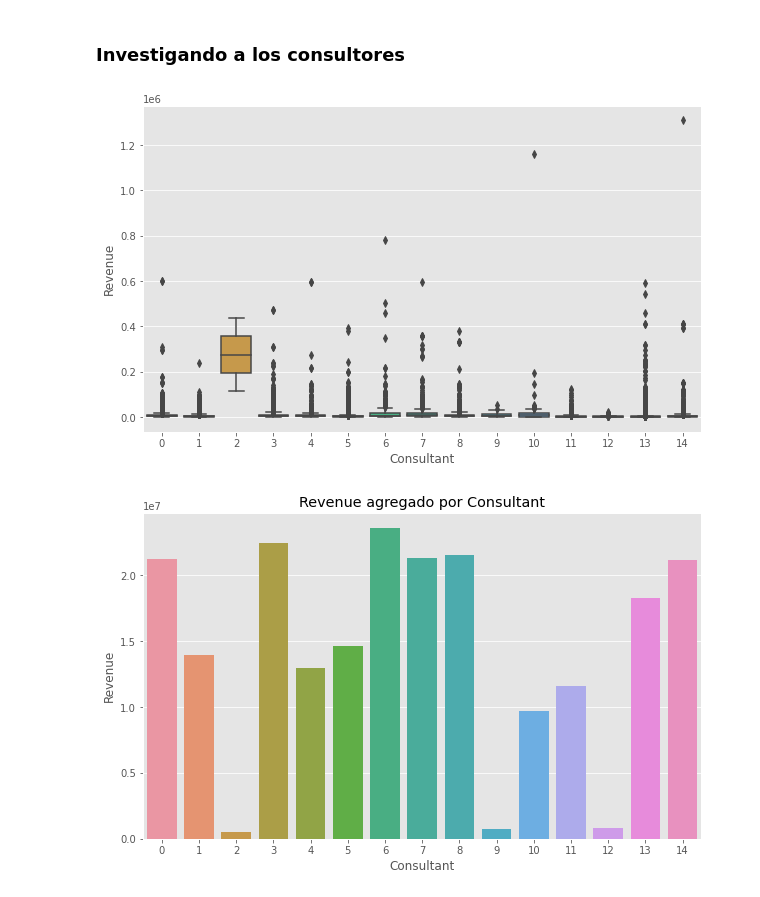
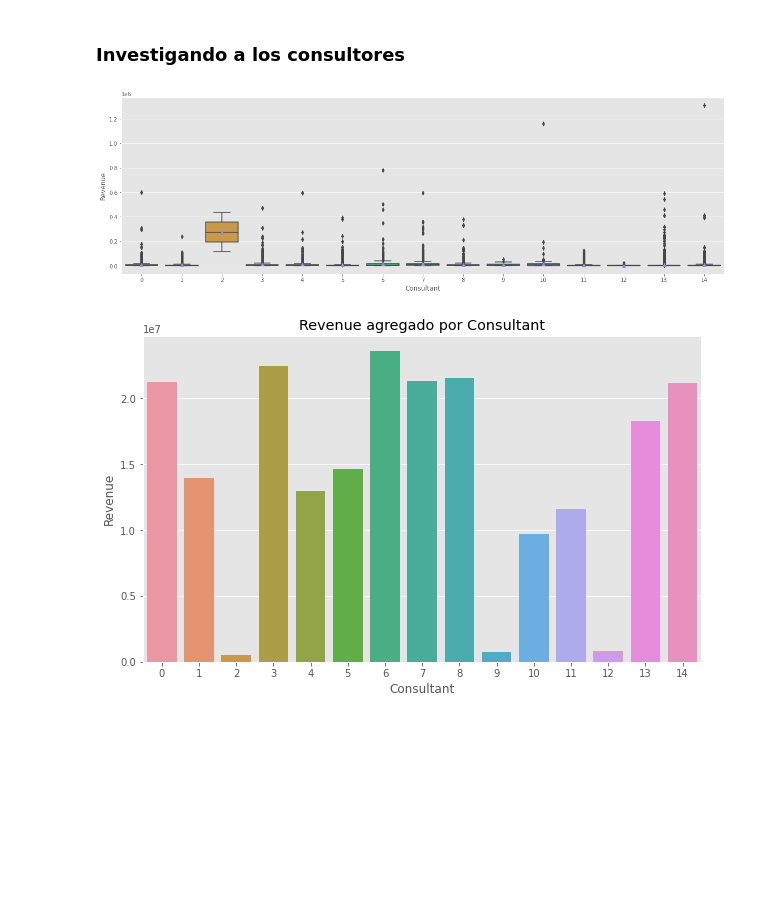
Before and after one commit to JuanEcheagaray75/CENGAGE-Sales-Analysis, a Jupyter notebook: project/reto.ipynb, the cells around one changed output. Drawn from its saved outputs; the diff is of its cells as text; code cells hidden in the pictures; blank space fills up the shorter version.

Commit message:
corrected time series plot

```diff
--- a/project/reto.ipynb
+++ b/project/reto.ipynb
@@ -167,10 +167,10 @@ df.drop(['Adjusted Revenue'], axis=1, inplace=True)
 # %% [markdown]
 ### Investigando a los consultores
 # %%
-plt.figure(figsize=(10, 6))
-ax = sns.boxplot(x='Consultant', y='Revenue', data=df)
+plt.figure(figsize=(20, 6))
+ax = sns.boxplot(x='Consultant', y='Revenue', data=df, showmeans=True)
 # %% [output]
-[figure, old version]
+[figure, new version]
 # %%
 plt.figure(figsize=(10, 6))
 agg_revenue = df.groupby('Consultant').sum()['Revenue']
```
Also changed, not shown: parts of 2 cells of this notebook.
